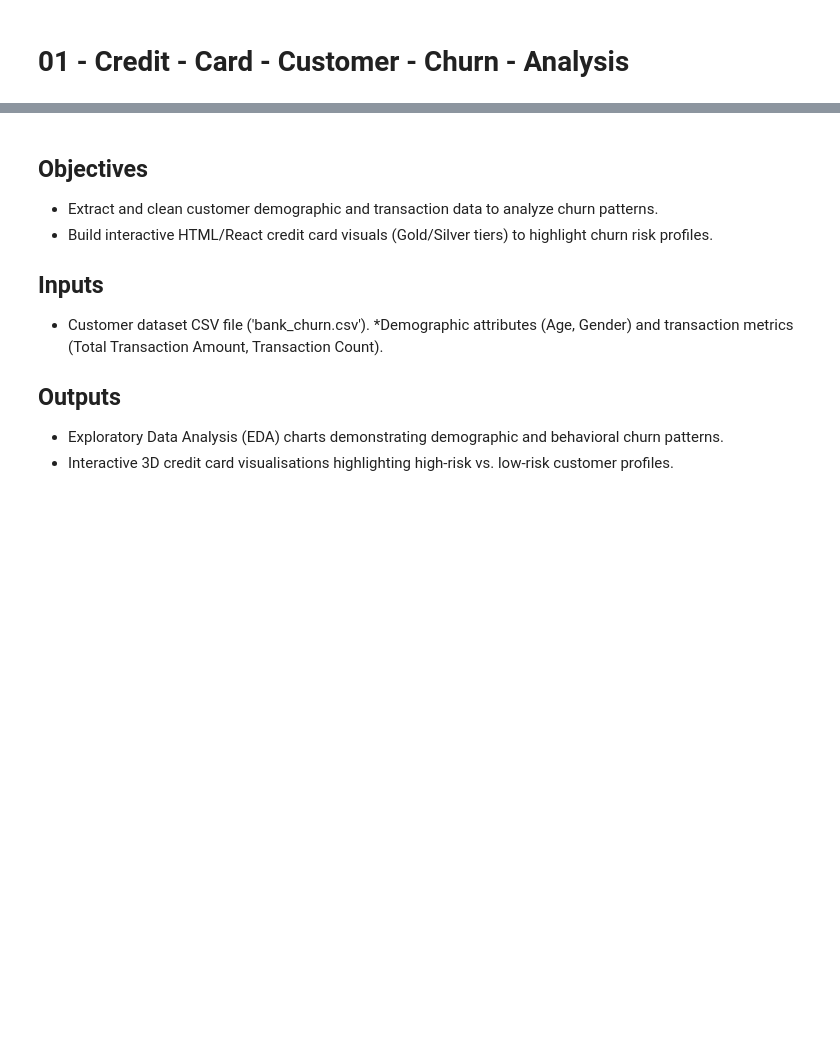
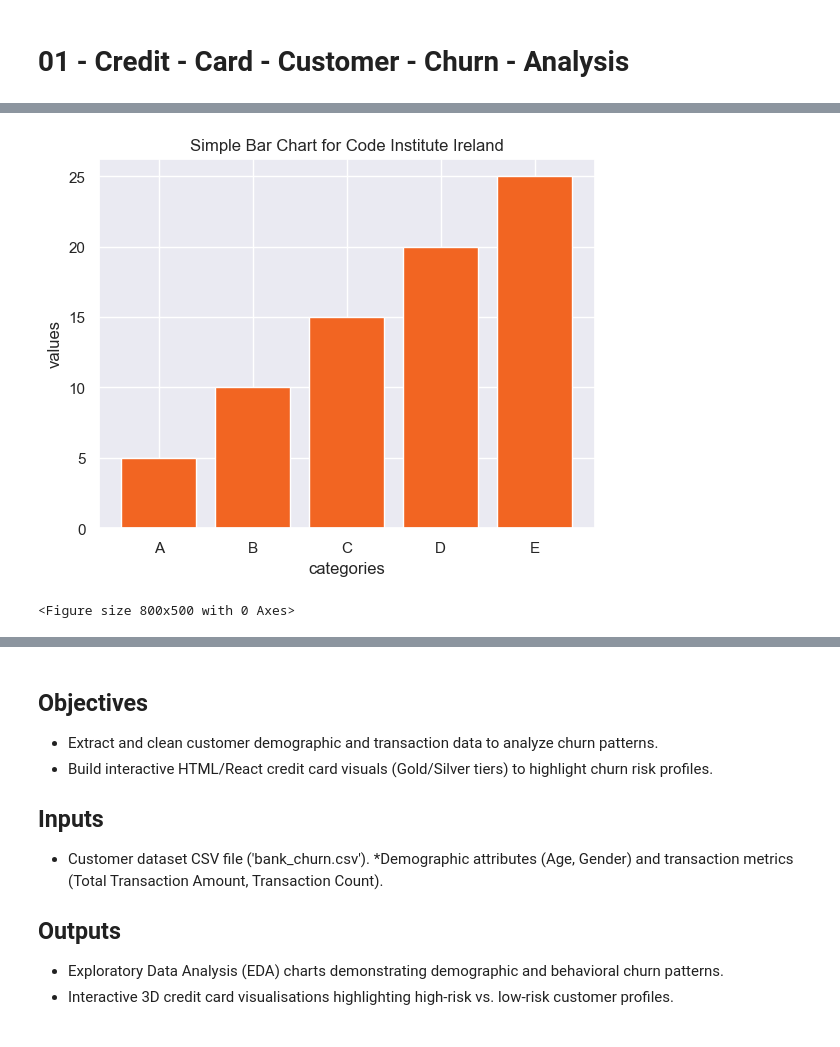
Before and after one commit to R2822201/credit-card-customer-churn-analysis, a Jupyter notebook: jupyter_notebooks/01_templete_credit_card_churn_analysis.ipynb, the cells around one changed output, grey strips where cells are left out. Cells and saved outputs as stored; diff of their text form; code cells hidden in the pictures; blank space fills up the shorter version.

```diff
--- a/jupyter_notebooks/01_templete_credit_card_churn_analysis.ipynb
+++ b/jupyter_notebooks/01_templete_credit_card_churn_analysis.ipynb
@@ -2,0 +59,25 @@
+# %%
+import matplotlib.pyplot as plt
+#create a simple bar chart
+categories = ['A', 'B', 'C', 'D', 'E']
+values = [5, 10, 15, 20, 25]
+plt.bar(categories, values, color='#f26522')
+plt.title('Simple Bar Chart for Code Institute Ireland')
+plt.xlabel('categories')
+plt.ylabel('values')
+
+plt.show()
+# %% [output]
+[figure, added]
+# %%
+import matplotlib.pyplot as plt
+
+# 1. Set figure size
+plt.figure(figsize=(8, 5))
+
+# Sample Data
+x = [1, 2, 3, 4, 5]
+y1 = [10,20, 15, 25, 30]
+y2 = [5, 15, 20, 20, 35]
+# %% [output]
+<Figure size 800x500 with 0 Axes>
```
Also changed, not shown: parts of 12 cells of this notebook.
